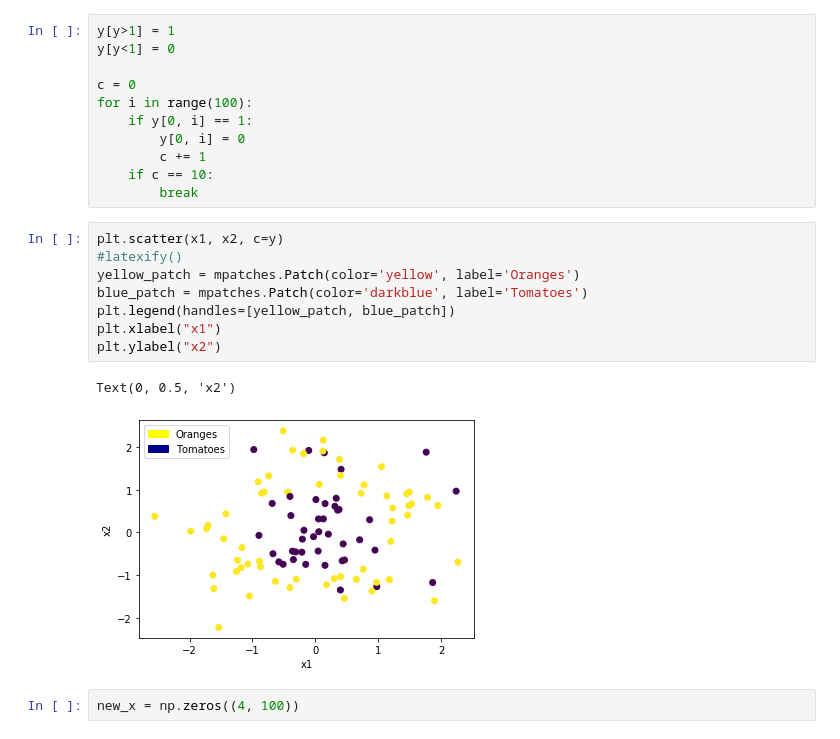
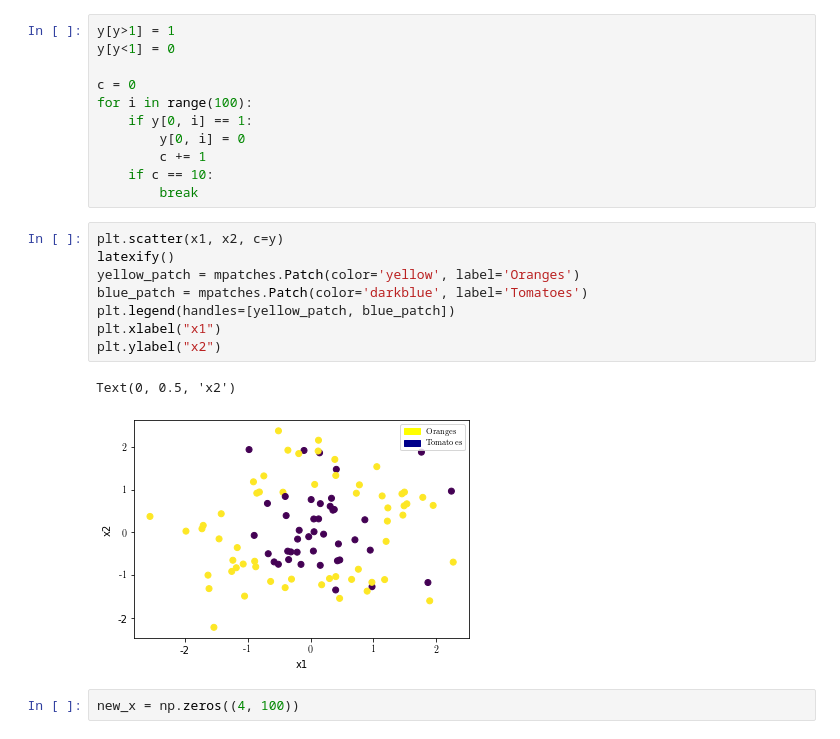
Before and after one commit to nipunbatra/ml-teaching, a Jupyter notebook: notebooks/logistic-circular.ipynb, the cells around one changed output. Saved outputs shown, nothing was run; the diff lists cells and outputs as text.

```diff
--- a/notebooks/logistic-circular.ipynb
+++ b/notebooks/logistic-circular.ipynb
@@ -48,15 +49,15 @@ for i in range(100):
         break
 # %%
 plt.scatter(x1, x2, c=y)
-#latexify()
+latexify()
 yellow_patch = mpatches.Patch(color='yellow', label='Oranges')
 blue_patch = mpatches.Patch(color='darkblue', label='Tomatoes')
 plt.legend(handles=[yellow_patch, blue_patch])
 plt.xlabel("x1")
 plt.ylabel("x2")
 # %% [output]
 Text(0, 0.5, 'x2')
-[figure, old version]
+[figure, new version]
 # %%
 new_x = np.zeros((4, 100))
 # %%
```
Also changed, not shown: parts of 3 cells of this notebook, 4 other files.
